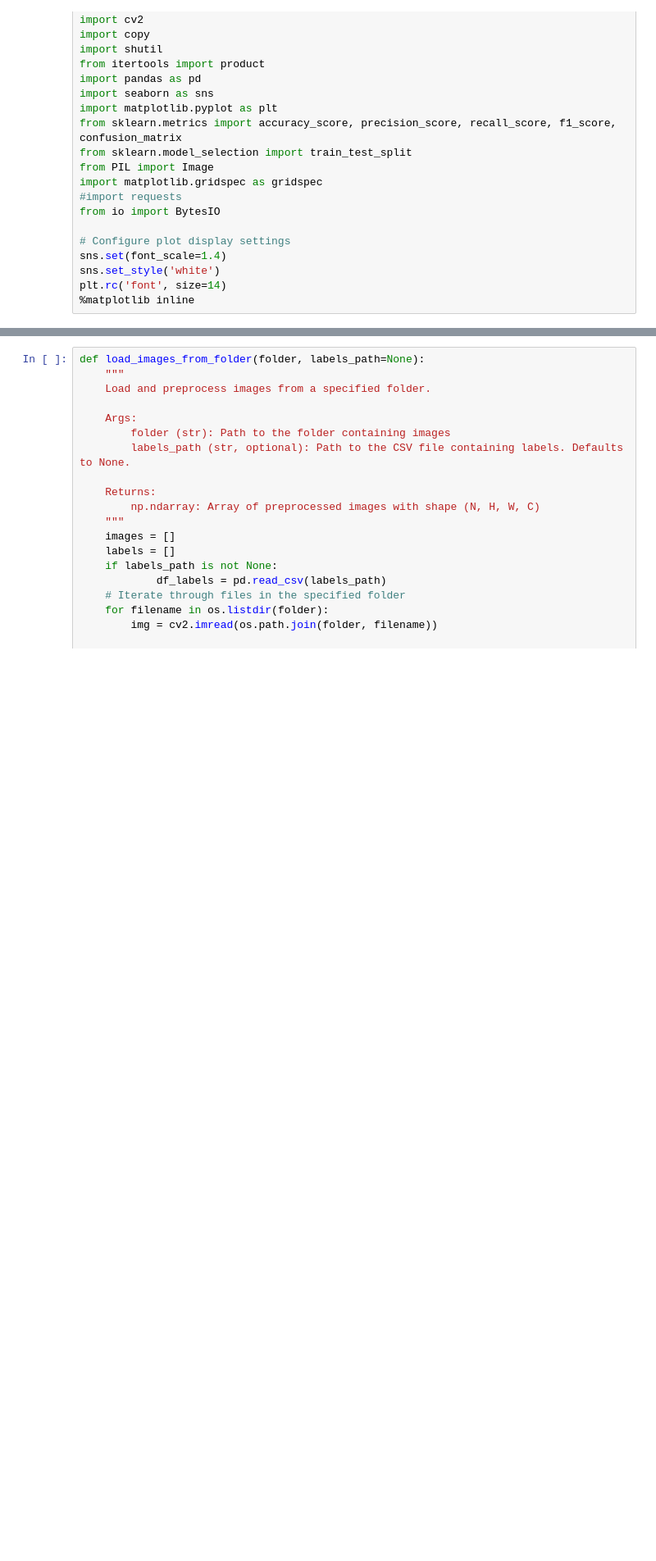
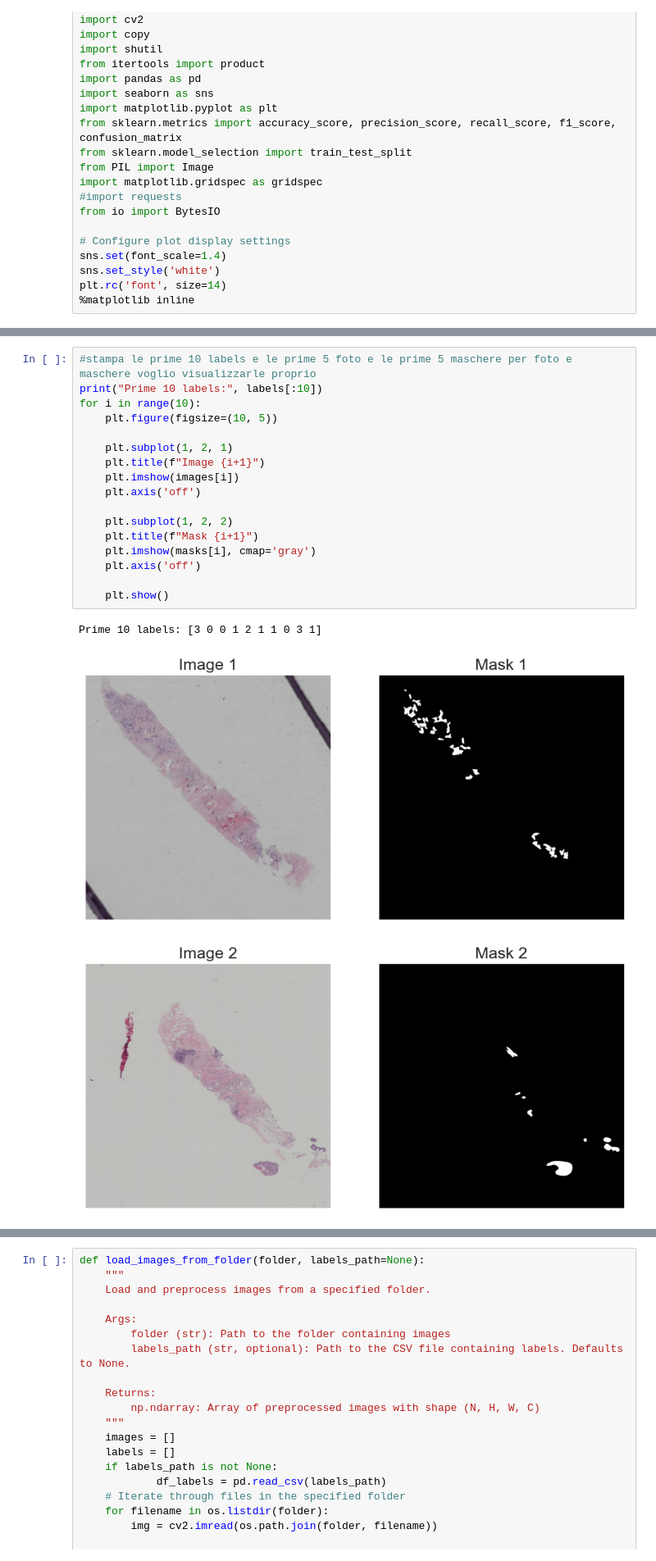
Before and after one commit to asarraa/an2dl-challenges-25-26, a Jupyter notebook: challenge2/notebooks/launcher.ipynb, the cells around one changed output, grey strips where cells are left out. Shown at 82% size. Drawn from its saved outputs; the diff is of its cells as text; blank space fills up the shorter version.

Commit message:
reordered images mask and labels to don't have problems with images and masks matching

```diff
--- a/challenge2/notebooks/launcher.ipynb
+++ b/challenge2/notebooks/launcher.ipynb
@@ -118,0 +183,21 @@ Massima: 4233 x 3970
+# %%
+#stampa le prime 10 labels e le prime 5 foto e le prime 5 maschere per foto e maschere voglio visualizzarle proprio
+print("Prime 10 labels:", labels[:10])
+for i in range(10):
+    plt.figure(figsize=(10, 5))
+
+    plt.subplot(1, 2, 1)
+    plt.title(f"Image {i+1}")
+    plt.imshow(images[i])
+    plt.axis('off')
+
+    plt.subplot(1, 2, 2)
+    plt.title(f"Mask {i+1}")
+    plt.imshow(masks[i], cmap='gray')
+    plt.axis('off')
+
+    plt.show()
+# %% [output]
+Prime 10 labels: [3 0 0 1 2 1 1 0 3 1]
+[figure, added]
+[figure, added]
```
Also changed, not shown: parts of 2 cells of this notebook.
